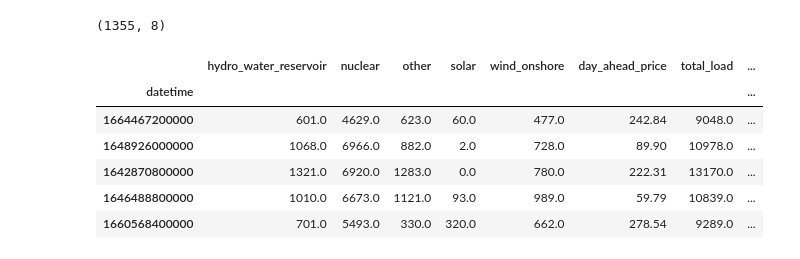
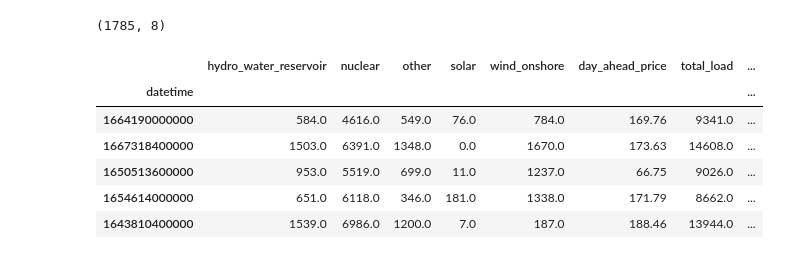
Before and after one commit to AbyelT/ID2223-Scalable-ML-and-DL, a Jupyter notebook: Project/training-pipeline.ipynb, the cells around one changed output. Cells and saved outputs as stored; diff of their text form; code cells hidden in the pictures.

```diff
--- a/Project/training-pipeline.ipynb
+++ b/Project/training-pipeline.ipynb
@@ -50,2 +25,11 @@ electricity_data_fg = fs.get_or_create_feature_group(
-# %%
-electricity_data_fg = fs.get_feature_group('electricity_data_fg', version=1)
+# %%
+try:
+    feature_view = fs.get_feature_view(name="new_electricity_data_fv", version=1)
+except:
+    electricity_data_fg = fs.get_feature_group('new_electricity_data_fg', version=1)
+    query = electricity_data_fg.select_all()
+    feature_view = fs.create_feature_view(name="new_electricity_data_fv",
+                                        version=1,
+                                        description="Read from Feature Group new_electricity_data_fg",
+                                        labels=["day_ahead_price"],
+                                        query=query)
@@ -89,7 +43,0 @@ mapping_transformers = {col_name:fs.get_transformation_function(name='standard_s
-# %%
-feature_view = fs.create_feature_view(
-    name = 'electricity_data_fv',
-    version = 3,
-    #transformation_functions = mapping_transformers,
-    query = query
-)
@@ -195,11 +115,11 @@ y_scaled_train=sc_y.fit_transform(train[['day_ahead_price']])
 # %%
-step_back=25
-no_records=5320
+step_back=24
+no_records=len(train)
 no_cols=8
 X_train=[]
 y_train=[]
-for i in range(25,5230):
-    X_train.append(X_scaled_train[i-25:i])
+for i in range(step_back,no_records):
+    X_train.append(X_scaled_train[i-step_back:i])
     y_train.append(y_scaled_train[i][0])
 X_train,y_train=np.array(X_train),np.array(y_train)
 # %%
@@ -262,17 +195,17 @@ KeyboardInterrupt: ignored
 # %%
-last_25=train.iloc[-25:]
-full_df= pd.concat((last_25,test),axis=0)
+last_24=train.iloc[-step_back:]
+full_df= pd.concat((last_24,test),axis=0)
 print(full_df.shape)
 full_df.head()
 # %% [output]
-(1355, 8)
+(1785, 8)
 |  | hydro_water_reservoir | nuclear | other | solar | wind_onshore | day_ahead_price | total_load | ... |
 | datetime |  |  |  |  |  |  |  | ... |
-| 1664467200000 | 601.0 | 4629.0 | 623.0 | 60.0 | 477.0 | 242.84 | 9048.0 | ... |
-| 1648926000000 | 1068.0 | 6966.0 | 882.0 | 2.0 | 728.0 | 89.90 | 10978.0 | ... |
-| 1642870800000 | 1321.0 | 6920.0 | 1283.0 | 0.0 | 780.0 | 222.31 | 13170.0 | ... |
-| 1646488800000 | 1010.0 | 6673.0 | 1121.0 | 93.0 | 989.0 | 59.79 | 10839.0 | ... |
-| 1660568400000 | 701.0 | 5493.0 | 330.0 | 320.0 | 662.0 | 278.54 | 9289.0 | ... |
+| 1664190000000 | 584.0 | 4616.0 | 549.0 | 76.0 | 784.0 | 169.76 | 9341.0 | ... |
+| 1667318400000 | 1503.0 | 6391.0 | 1348.0 | 0.0 | 1670.0 | 173.63 | 14608.0 | ... |
+| 1650513600000 | 953.0 | 5519.0 | 699.0 | 11.0 | 1237.0 | 66.75 | 9026.0 | ... |
+| 1654614000000 | 651.0 | 6118.0 | 346.0 | 181.0 | 1338.0 | 171.79 | 8662.0 | ... |
+| 1643810400000 | 1539.0 | 6986.0 | 1200.0 | 7.0 | 187.0 | 188.46 | 13944.0 | ... |
 # %%
 full_df=sc_x.transform(full_df)
 full_df.shape
```
Also changed, not shown: parts of 38 cells of this notebook, 2 other files.
